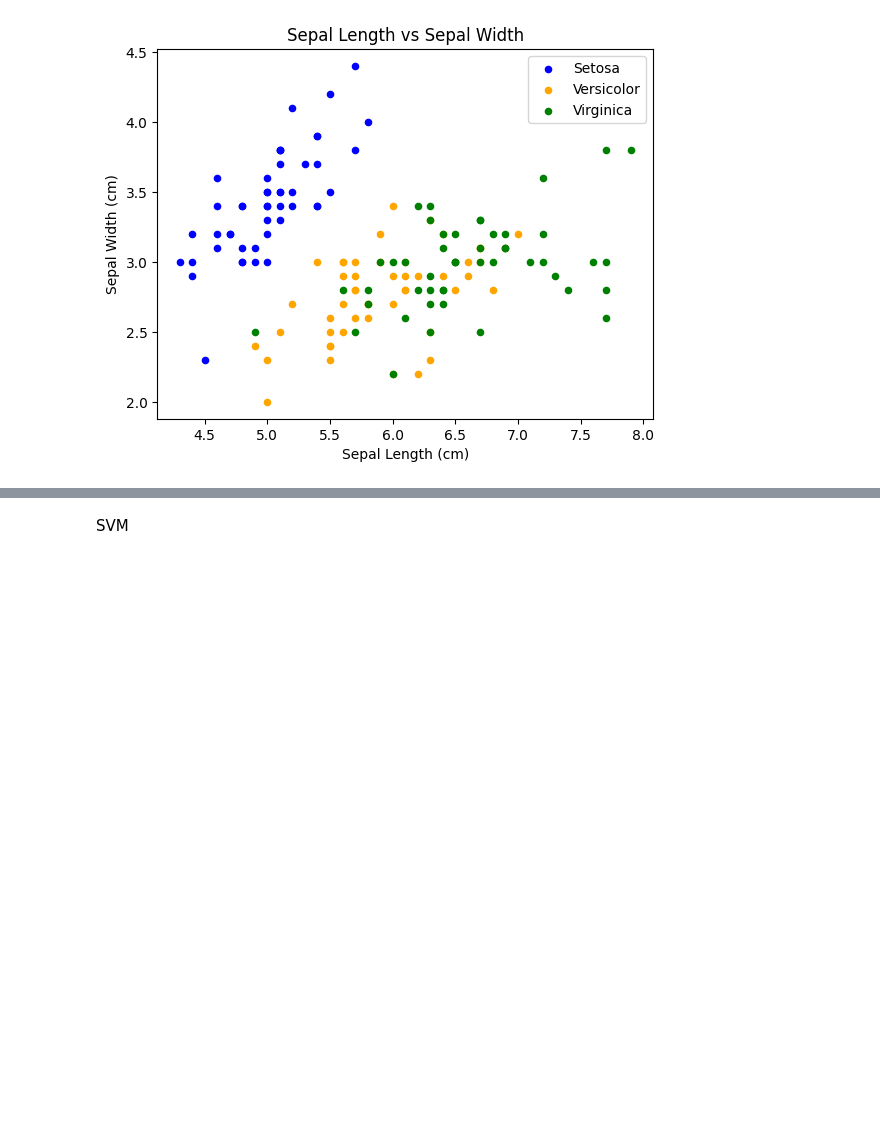
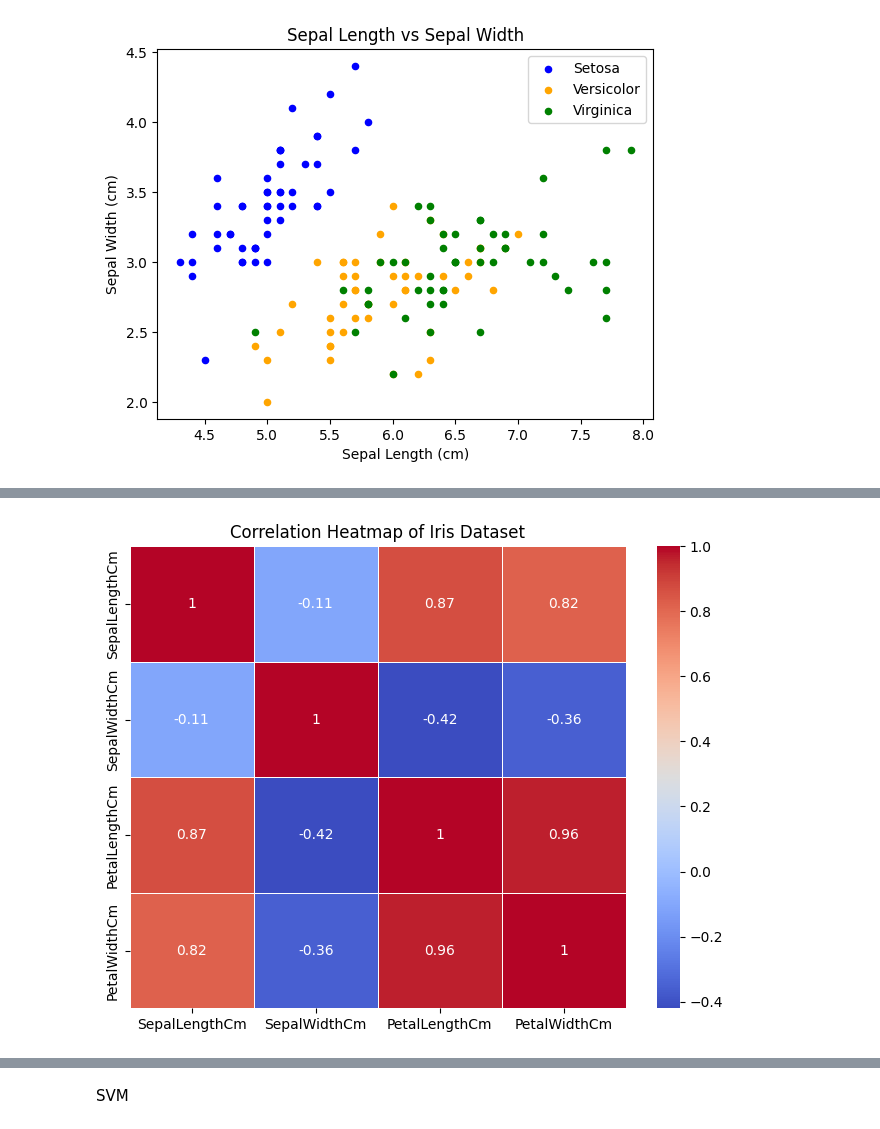
Before and after one commit to Lovjoy/Iris-EDA-and-Machine-Learning, a Jupyter notebook: EDA.ipynb, the cells around one changed output, grey strips where cells are left out. Saved outputs shown, nothing was run; the diff lists cells and outputs as text; code cells hidden in the pictures; blank space fills up the shorter version.

```diff
--- a/EDA.ipynb
+++ b/EDA.ipynb
@@ -95,0 +133,8 @@ plt.show()
+# %%
+corr = iris.drop(columns=['Species']).corr()
+plt.figure(figsize=(8, 6))
+sns.heatmap(corr, annot=True, cmap = "coolwarm", linewidths=0.5)
+plt.title('Correlation Heatmap of Iris Dataset')
+plt.show()
+# %% [output]
+[figure, added]
```
Also changed, not shown: parts of 28 cells of this notebook.
